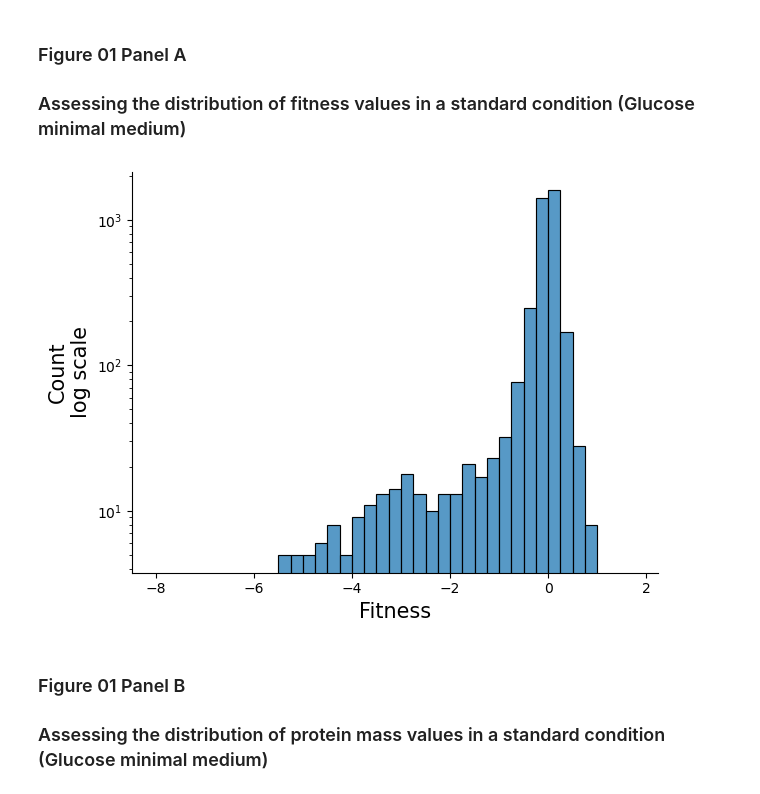
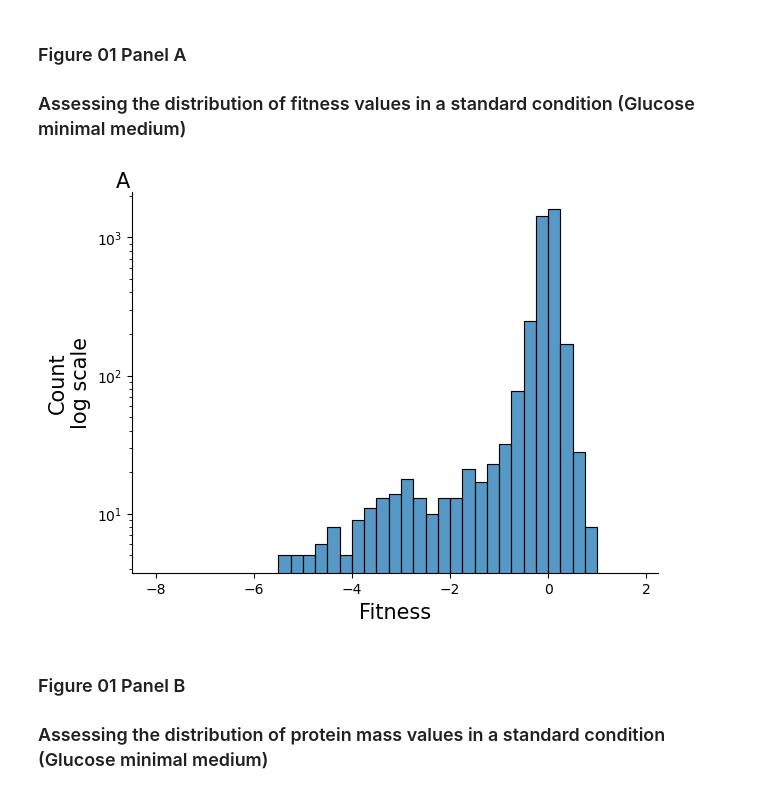
Before and after one commit to utrillalab/Fitness_analysis, a Jupyter notebook: Code_Notebooks/Fig01_Panels_and_Boxplots.ipynb, the cells around one changed output. Saved outputs shown, nothing was run; the diff lists cells and outputs as text; code cells hidden in the pictures.

```diff
--- a/Code_Notebooks/Fig01_Panels_and_Boxplots.ipynb
+++ b/Code_Notebooks/Fig01_Panels_and_Boxplots.ipynb
@@ -194,24 +194,26 @@ selected_fitness
 # %% [markdown]
 ### Figure 01 Panel A
 ### Assessing the distribution of fitness values in a standard condition (Glucose minimal medium)
-# %%
-ax = plt.subplot(1,1,1)
-ax.spines['top'].set_visible(False)
-ax.spines['right'].set_visible(False)
-#plt.title('M9 Glucose medium', fontsize = 15)
-sns.histplot(selected_fitness.Glucose,
-            bins = [-8 + x*(1/4) for x in range(40)])
-
-plt.xlabel('Fitness', fontsize = 15)
-plt.ylabel('Count\nlog scale', fontsize = 15)
-plt.yscale('log')
-
-plt.tight_layout()
-
-plt.rcParams['svg.fonttype'] = 'none'
-plt.savefig('../Output/Figure_01_Panel_A.svg')
-# %% [output]
-[figure, removed]
+# %%
+ax = plt.subplot(1, 1, 1)
+ax.spines['top'].set_visible(False)
+ax.spines['right'].set_visible(False)
+
+sns.histplot(selected_fitness.Glucose,
+             bins=[-8 + x * (1 / 4) for x in range(40)])
+
+plt.xlabel('Fitness', fontsize=15)
+plt.ylabel('Count\nlog scale', fontsize=15)
+plt.yscale('log')
+
+plt.text(-8.8, 3000, 'A', fontsize=15, ha='left', va='top')
+
+plt.tight_layout()
+
+plt.rcParams['svg.fonttype'] = 'none'
+plt.savefig('../Output/Figure_01_Panel_A.svg')
+# %% [output]
+[figure, added]
 # %% [markdown]
 ### Figure 01 Panel B
 ### Assessing the distribution of protein mass values in a standard condition (Glucose minimal medium)
```
Also changed, not shown: parts of 10 cells of this notebook, 1 other file.
